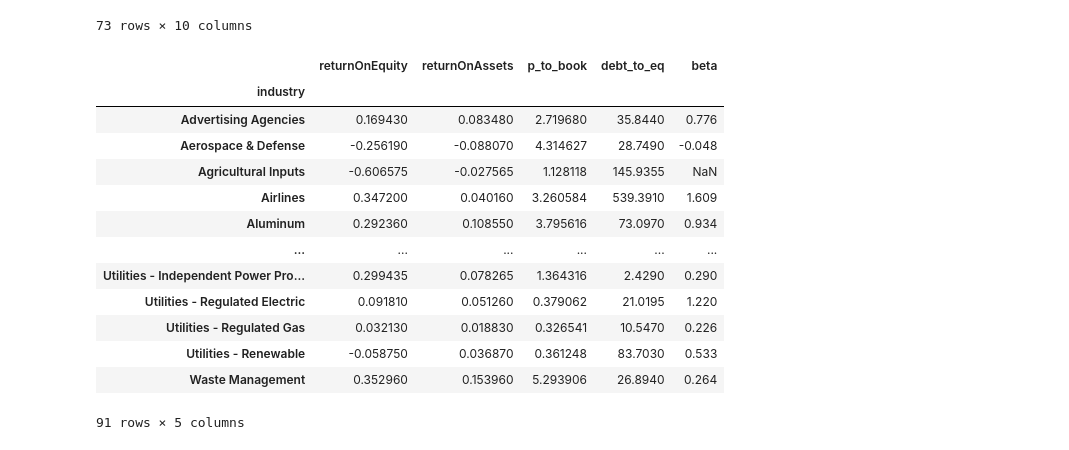
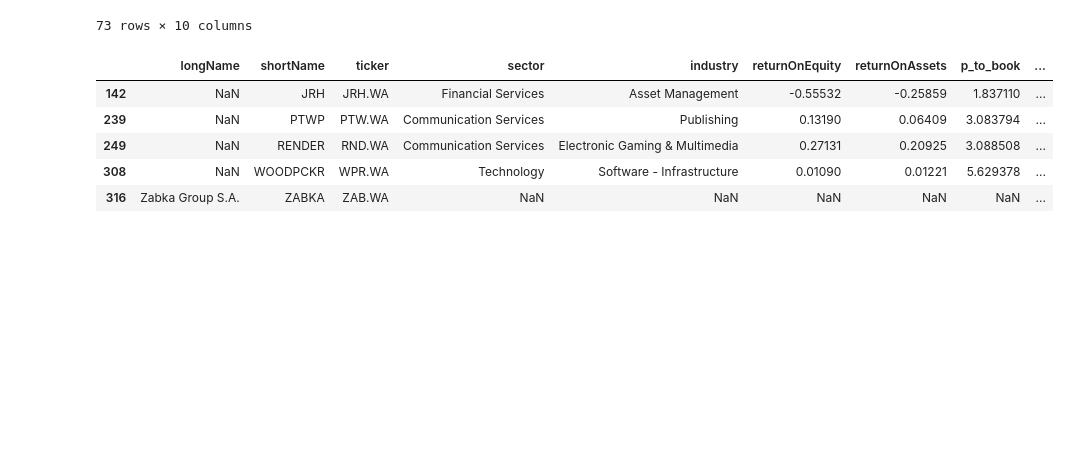
Before and after one commit to dominikjanyga/network-analysis, a Jupyter notebook: 2_network_analysis_data_cleaning.ipynb, the cells around one changed output. Saved outputs shown, nothing was run; the diff lists cells and outputs as text; code cells hidden in the pictures; blank space fills up the shorter version.

```diff
--- a/2_network_analysis_data_cleaning.ipynb
+++ b/2_network_analysis_data_cleaning.ipynb
@@ -188,19 +188,44 @@ df_records_with_nans
 | 316 | Zabka Group S.A. | ZABKA | ZAB.WA | NaN | NaN | NaN | NaN | NaN | ... |
 73 rows × 10 columns
 # %%
-df_financials.groupby('industry').agg({'returnOnEquity': 'median', 'returnOnAssets': 'median', 'p_to_book': 'median', 'debt_to_eq': 'median', 'beta':'median'})
+industry_medians = df_financials.groupby('industry').agg({
+    'returnOnEquity': 'median',
+    'returnOnAssets': 'median',
+    'p_to_book': 'median',
+    'debt_to_eq': 'median',
+    'beta':'median'
+})
+
+sector_medians = df_financials.groupby('sector').agg({
+    'returnOnEquity': 'median',
+    'returnOnAssets': 'median',
+    'p_to_book': 'median',
+    'debt_to_eq': 'median',
+    'beta':'median'
+})
-# %% [output]
-|  | returnOnEquity | returnOnAssets | p_to_book | debt_to_eq | beta |
-| industry |  |  |  |  |  |
-| Advertising Agencies | 0.169430 | 0.083480 | 2.719680 | 35.8440 | 0.776 |
-| Aerospace & Defense | -0.256190 | -0.088070 | 4.314627 | 28.7490 | -0.048 |
-| Agricultural Inputs | -0.606575 | -0.027565 | 1.128118 | 145.9355 | NaN |
-| Airlines | 0.347200 | 0.040160 | 3.260584 | 539.3910 | 1.609 |
-| Aluminum | 0.292360 | 0.108550 | 3.795616 | 73.0970 | 0.934 |
-| ... | ... | ... | ... | ... | ... |
-| Utilities - Independent Power Pro... | 0.299435 | 0.078265 | 1.364316 | 2.4290 | 0.290 |
-| Utilities - Regulated Electric | 0.091810 | 0.051260 | 0.379062 | 21.0195 | 1.220 |
-| Utilities - Regulated Gas | 0.032130 | 0.018830 | 0.326541 | 10.5470 | 0.226 |
-| Utilities - Renewable | -0.058750 | 0.036870 | 0.361248 | 83.7030 | 0.533 |
-| Waste Management | 0.352960 | 0.153960 | 5.293906 | 26.8940 | 0.264 |
-91 rows × 5 columns
+# %%
+def fill_missing_values(row):
+  for column in ['returnOnEquity', 'returnOnAssets', 'p_to_book', 'debt_to_eq', 'beta']:
+    if pd.isna(row[column]):
+      industry = row['industry']
+      sector = row['sector']
+
+      if industry in industry_medians.index and not pd.isna(industry_medians.loc[industry, column]):
+        row[column] = industry_medians.loc[industry, column]
+
+      elif sector in sector_medians.index and not pd.isna(sector_medians.loc[sector, column]):
+        row[column] = sector_medians.loc[sector, column]
+  return row
+
+df_financials = df_financials.apply(fill_missing_values, axis=1)
+# %%
+df_fin_nans = pd.isna(df_financials).any(axis=1)
+df_records_with_nans = df_financials[df_fin_nans]
+df_records_with_nans
+# %% [output]
+|  | longName | shortName | ticker | sector | industry | returnOnEquity | returnOnAssets | p_to_book | ... |
+| 142 | NaN | JRH | JRH.WA | Financial Services | Asset Management | -0.55532 | -0.25859 | 1.837110 | ... |
+| 239 | NaN | PTWP | PTW.WA | Communication Services | Publishing | 0.13190 | 0.06409 | 3.083794 | ... |
+| 249 | NaN | RENDER | RND.WA | Communication Services | Electronic Gaming & Multimedia | 0.27131 | 0.20925 | 3.088508 | ... |
+| 308 | NaN | WOODPCKR | WPR.WA | Technology | Software - Infrastructure | 0.01090 | 0.01221 | 5.629378 | ... |
+| 316 | Zabka Group S.A. | ZABKA | ZAB.WA | NaN | NaN | NaN | NaN | NaN | ... |
```
